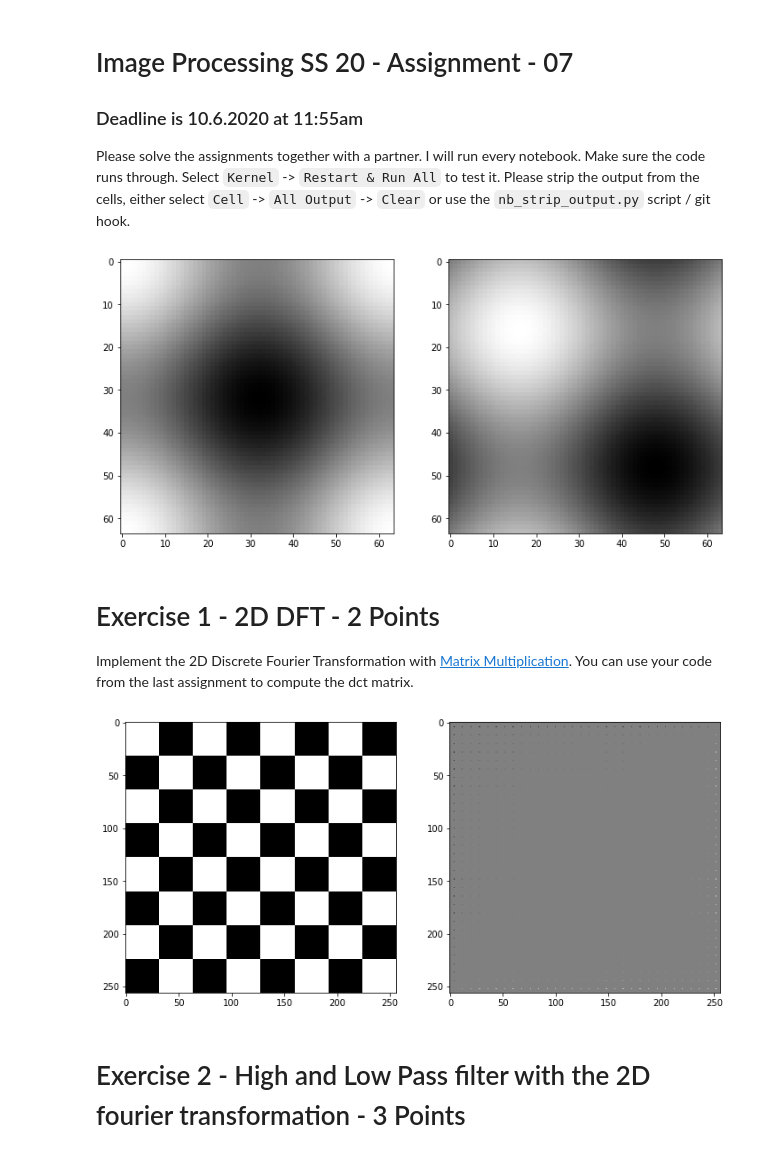
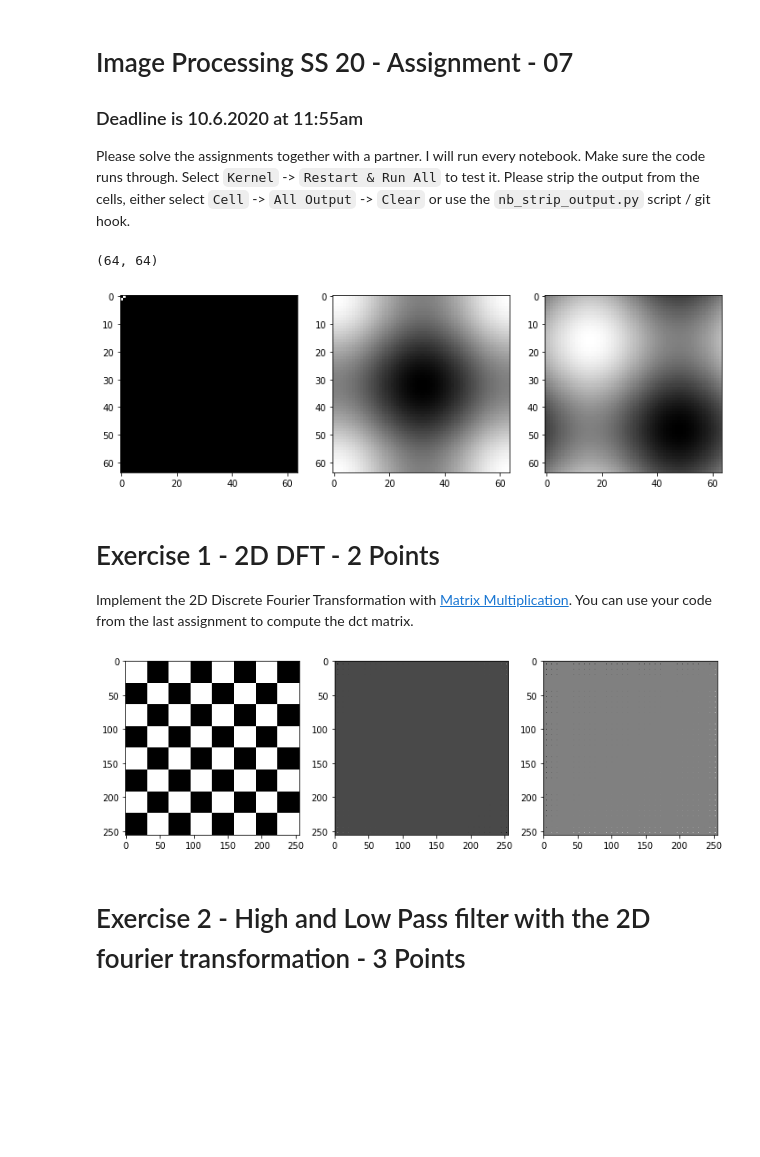
Before and after one commit to Ad96el/Bilderkennung, a Jupyter notebook: assignments/07_assignment.ipynb, the cells around one changed output. Cells and saved outputs as stored; diff of their text form; code cells hidden in the pictures; blank space fills up the shorter version.

```diff
--- a/assignments/07_assignment.ipynb
+++ b/assignments/07_assignment.ipynb
@@ -22,20 +23,24 @@ pylab.rcParams['figure.figsize'] = (12, 12)   # This makes the plot bigger
 # %%
 # Playground to get some intuition for 2d fourier transformation
 ft = np.zeros((64,64))
 
 # set some random coefficents and see what happens
+print(ft.shape)
 ft[1, 0] = 1
 ft[0, 1] = 1
 
+
 #ft[10, 10] = 1
-
-plt.subplot(121)
+plt.subplot(131)
+plt.imshow(ft , cmap='gray')
+plt.subplot(132)
 plt.imshow(np.real(numpy_ifft2(ft)), cmap='gray')
-plt.subplot(122)
+plt.subplot(133)
 plt.imshow(np.imag(numpy_ifft2(ft)), cmap='gray')
 plt.show()
 # %% [output]
+(64, 64)
-[figure, old version]
+[figure, new version]
 # %% [markdown]
 # Exercise 1 - 2D DFT - 2 Points
 Implement the 2D Discrete Fourier Transformation with [Matrix Multiplication](https://en.wikipedia.org/wiki/DFT_matrix). You can use your code from the last assignment to compute the dct matrix.
@@ -44,15 +56,15 @@ def dft2d(img):
     """
     Returns the 2d discrete fourier transformation
     """
-    # your code here
-    return numpy_fft2(img)
+    matrix = dft_matrix(img.shape[0])
+    return matrix @ img @ matrix
 
 def inv_dft2d(x):
     """
     Returns the 2d inverse discrete fourier transformation
     """
-    # your code here
-    return numpy_ifft2(x)
+    matrix = dft_matrix(x.shape[0])
+    return np.conjugate(matrix) @ x @ np.conjugate(matrix)
 
 
 def chess_board(n=8, field_size=32):
@@ -64,13 +76,16 @@ def chess_board(n=8, field_size=32):
                 board[i*s:(i+1)*s, j*s:(j+1)*s] = 1
     return board
 
-plt.subplot(121)
-plt.imshow(np.real(dft2d(chess_board())), cmap='gray')
-plt.subplot(122)
+
+plt.subplot(131)
+plt.imshow(abs(inv_dft2d(dft2d(chess_board() ))), cmap='gray')
+plt.subplot(132)
+plt.imshow(np.real(dft2d( chess_board() )), cmap='gray')
+plt.subplot(133)
 plt.imshow(np.imag(dft2d(chess_board())), cmap='gray')
 plt.show()
 # %% [output]
-[figure, old version]
+[figure, new version]
 # %% [markdown]
 # Exercise 2 - High and Low Pass filter with the 2D fourier transformation - 3 Points
 # %%
```
Also changed, not shown: parts of 12 cells of this notebook, 1 other file.
